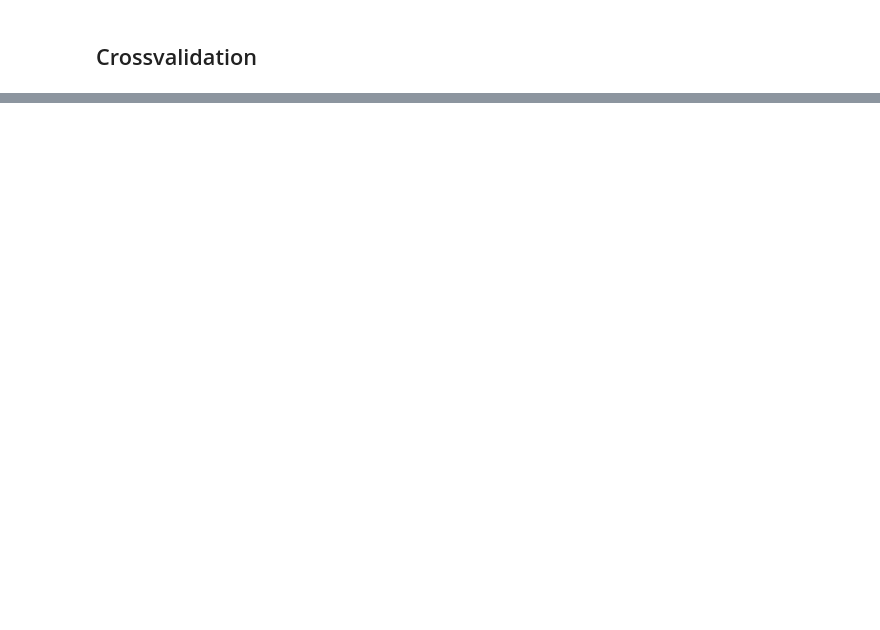
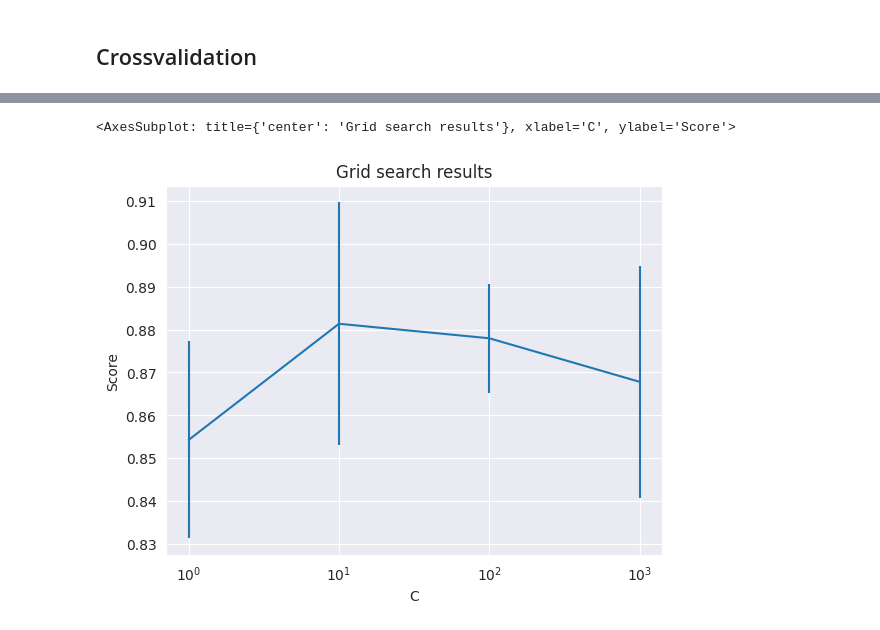
Before and after one commit to richardesp/Introduction-to-data-mining, a Jupyter notebook: P2/2.2.ipynb, the cells around one changed output, grey strips where cells are left out. Saved outputs shown, nothing was run; the diff lists cells and outputs as text; code cells hidden in the pictures; blank space fills up the shorter version.

```diff
--- a/P2/2.2.ipynb
+++ b/P2/2.2.ipynb
@@ -671,0 +824,7 @@ score = 0.9722727272727273
+# %%
+grid_searchSingle(grid_scores, change='C',
+                 subset={'kernel': "linear"},
+                 kind='line')
+# %% [output]
+<AxesSubplot: title={'center': 'Grid search results'}, xlabel='C', ylabel='Score'>
+[figure, added]
```
Also changed, not shown: parts of 101 cells of this notebook.
